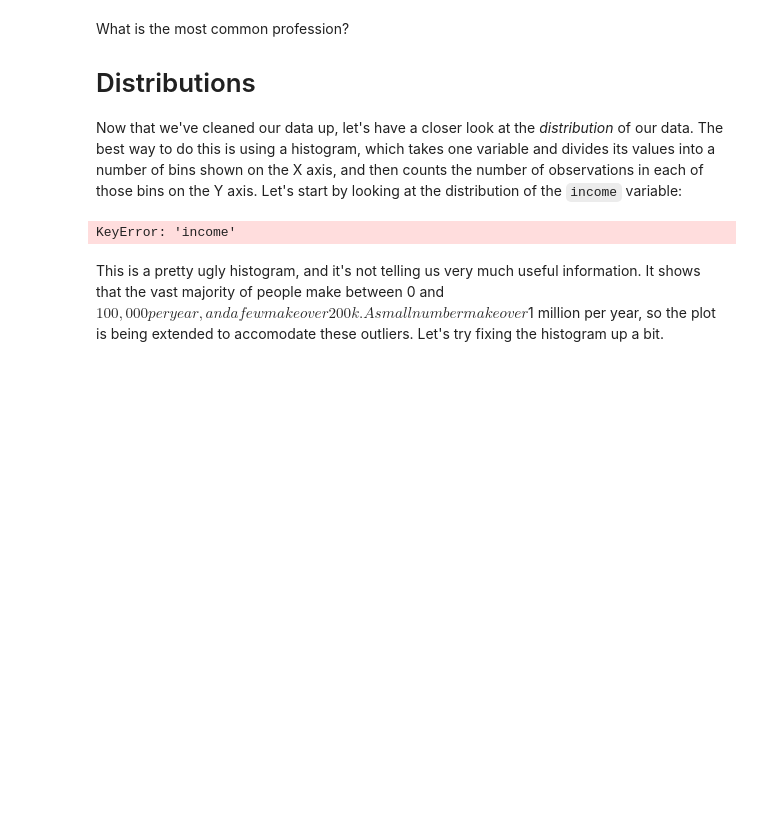
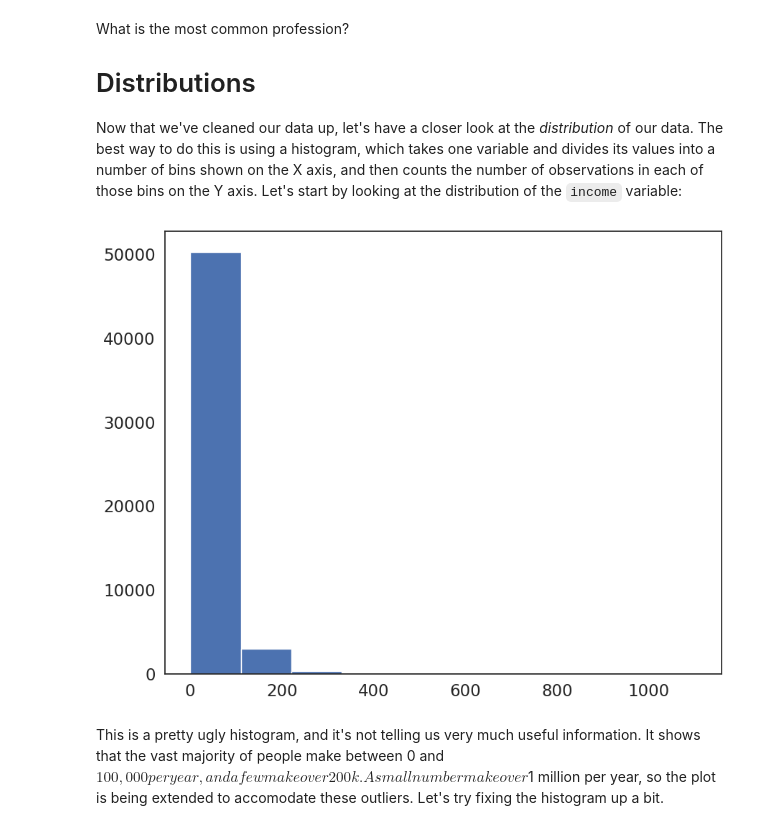
Before and after one commit to Trisken221/QM2, a Jupyter notebook: notebooks/W05. Distributions and Basic Statistics.ipynb, the cells around one changed output. Drawn from its saved outputs; the diff is of its cells as text; code cells hidden in the pictures; blank space fills up the shorter version.

```diff
--- a/notebooks/W05. Distributions and Basic Statistics.ipynb
+++ b/notebooks/W05. Distributions and Basic Statistics.ipynb
@@ -234,11 +235,11 @@ What is the most common profession?
 Now that we've cleaned our data up, let's have a closer look at the *distribution* of our data. The best way to do this is using a histogram, which takes one variable and divides its values into a number of bins shown on the X axis, and then counts the number of observations in each of those bins on the Y axis. Let's start by looking at the distribution of the `income` variable:
 # %%
 df=df[df['year']==2013] # filter the dataframe to only contain 2013 data
-
+df['income']=df['incwage']/1000
 plt.hist(df['income']) # plot a histogram of the income variable
 plt.show() # show the plot
 # %% [output]
-KeyError: 'income'
+[figure, added]
 # %% [markdown]
 This is a pretty ugly histogram, and it's not telling us very much useful information. It shows that the vast majority of people make between 0 and $100,000 per year, and a few make over 200k. A small number make over $1 million per year, so the plot is being extended to accomodate these outliers. Let's try fixing the histogram up a bit.
 # %%
```
Also changed, not shown: parts of 19 cells of this notebook.
